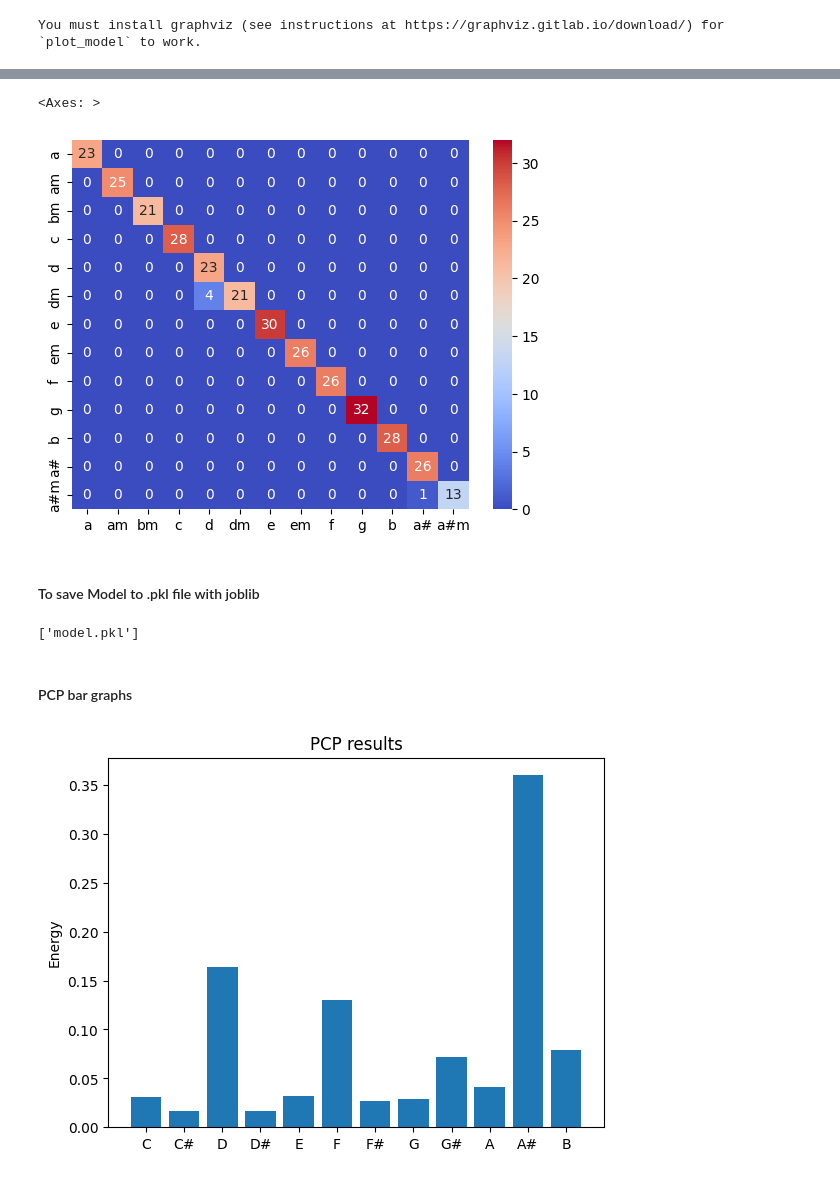
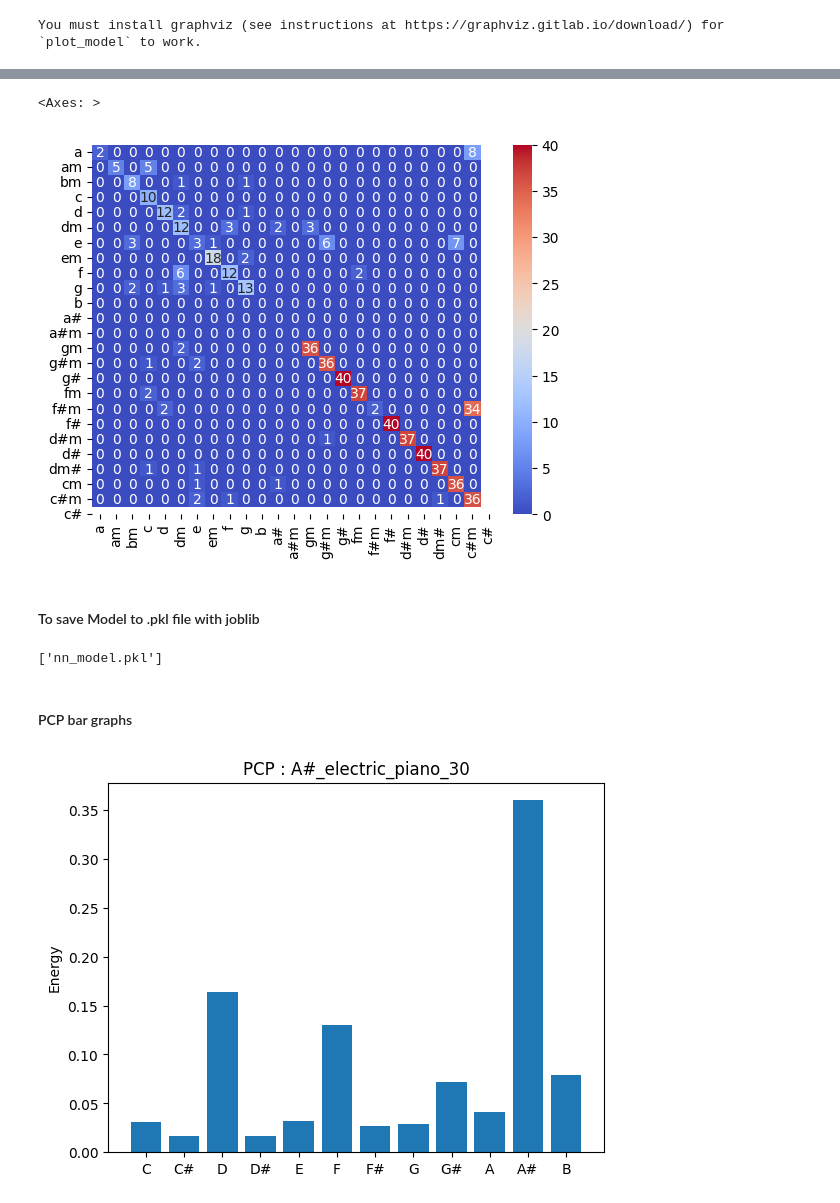
Before and after one commit to ZenSerito/ChordClassification, a Jupyter notebook: Machine_Learning/notebooks/Sequential_model.ipynb, the cells around one changed output, grey strips where cells are left out. Saved outputs shown, nothing was run; the diff lists cells and outputs as text; code cells hidden in the pictures.

```diff
--- a/Machine_Learning/notebooks/Sequential_model.ipynb
+++ b/Machine_Learning/notebooks/Sequential_model.ipynb
@@ -118,6 +122,6 @@ tf.Tensor(
   0.        ]], shape=(5, 25), dtype=float32)
 # %%
-X = tf_dataset[:,:-13]
+X = tf_dataset[:,:-24]
 print(X[:5])
 # %% [output]
 tf.Tensor(
@@ -134,5 +138,5 @@ tf.Tensor(
 # %%
-y = tf_dataset[:,-13:]
+y = tf_dataset[:,-24:]
 print(y[:5].shape)
 print(y[:5])
 # y = tf.expand_dims(y, axis = -1)
@@ -356,7 +360,7 @@ model = tf.keras.Sequential([
                              tf.keras.layers.ReLU(),
                              Dropout(0.3),
 
-                             Dense(13, activation="softmax"),
+                             Dense(24, activation="softmax"),
 ])
 model.summary()
 # %% [output]
@@ -463,21 +467,21 @@ y_true_classes = tf.argmax(y_test, axis=1)
 # %%
-confusion_mtx = tf.math.confusion_matrix(y_true_classes, y_pred_classes, num_classes=13)
+confusion_mtx = tf.math.confusion_matrix(y_true_classes, y_pred_classes, num_classes=24)
 # %%
 import seaborn as sns
-labels = ['a', 'am', 'bm', 'c', 'd', 'dm', 'e', 'em', 'f', 'g', 'b', 'a#', 'a#m']
+labels = ['a', 'am', 'bm', 'c', 'd', 'dm', 'e', 'em', 'f', 'g', 'b', 'a#', 'a#m', 'gm', 'g#m', 'g#', 'fm', 'f#m', 'f#', 'd#m', 'd#', 'dm#', 'cm', 'c#m', 'c#']
 sns.heatmap(confusion_mtx, annot=True, fmt='g', xticklabels=labels, yticklabels=labels,cmap='coolwarm') #, vmin=0, vmax=30
 # %% [output]
 <Axes: >
-[figure, old version]
+[figure, new version]
 # %% [markdown]
 #### To save Model to .pkl file with joblib
 # %%
 import joblib
 
 # Save model using joblib
-joblib.dump(model, 'model.pkl')
+joblib.dump(model, 'nn_model.pkl')
 # %% [output]
-['model.pkl']
+['nn_model.pkl']
 # %%
 # loaded_model = joblib.load('model.pkl')  # To Load Model
 # %% [markdown]
@@ -507,10 +511,10 @@ y_pos = np.arange(len(objects))
 plt.bar(y_pos, pitch, align='center', alpha=1.0)
 plt.xticks(y_pos, objects)
 plt.ylabel('Energy')
-plt.title('PCP results')
+plt.title('PCP : A#_electric_piano_30')
 plt.show()
 # %% [output]
-[figure, old version]
+[figure, new version]
 # %%
 #           A#_sitaar_20_part37
 pitch = [
```
Also changed, not shown: parts of 23 cells of this notebook, 1 other file.
